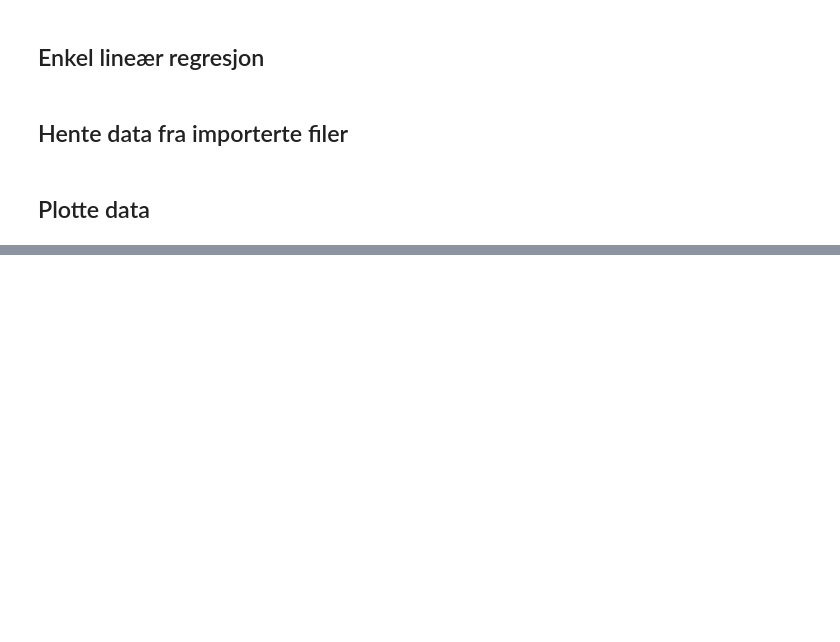
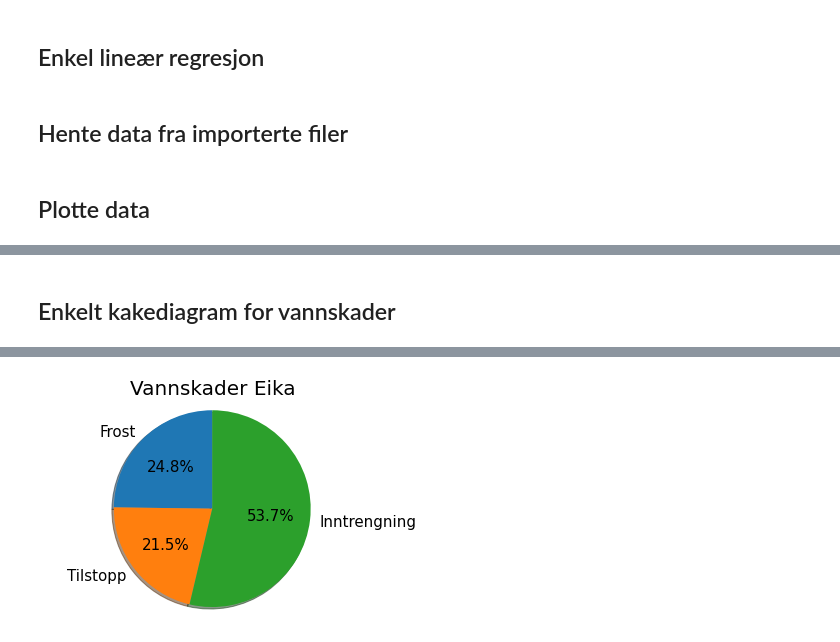
Before and after one commit to eirikngard/Eika, a Jupyter notebook: Vannskade.ipynb, the cells around one changed output, grey strips where cells are left out. Cells and saved outputs as stored; diff of their text form; code cells hidden in the pictures; blank space fills up the shorter version.

```diff
--- a/Vannskade.ipynb
+++ b/Vannskade.ipynb
@@ -107,0 +95,21 @@ for i,j in zip(data_new,tit):
+# %% [markdown]
+## Enkelt kakediagram for vannskader
+# %%
+snitt1 = np.mean(data_frost); snitt2 = np.mean(data_til)
+snitt3 = np.mean(data_inn); snitt4 = np.mean(data_nat)
+# Pie chart, where the slices will be ordered and plotted counter-clockwise:
+labels = 'Frost', 'Tilstopp', 'Inntrengning'#, 'Nat.skade ikke pool'
+sizes = [snitt1,snitt2,snitt3]#,snitt4]
+explode = (0, 0, 0)#, 0)  # only "explode" the 2nd slice (i.e. 'Hogs')
+
+fig1, ax1 = plt.subplots()
+ax1.pie(sizes, explode=explode,labels=labels, autopct='%1.1f%%', shadow=True,
+        startangle=90,textprops={'fontsize': 15})
+ax1.axis('equal')  # Equal aspect ratio ensures that pie is drawn as a circle.
+ax1.set_title('Vannskader Eika',size=20)
+
+from google.colab import files
+plt.savefig("vannskade_kake.png")
+files.download("vannskade_kake.png")
+plt.show()
+# %% [output]
@@ -107,0 +118 @@ for i,j in zip(data_new,tit):
+[figure, added]
```
Also changed, not shown: parts of 2 cells of this notebook.
